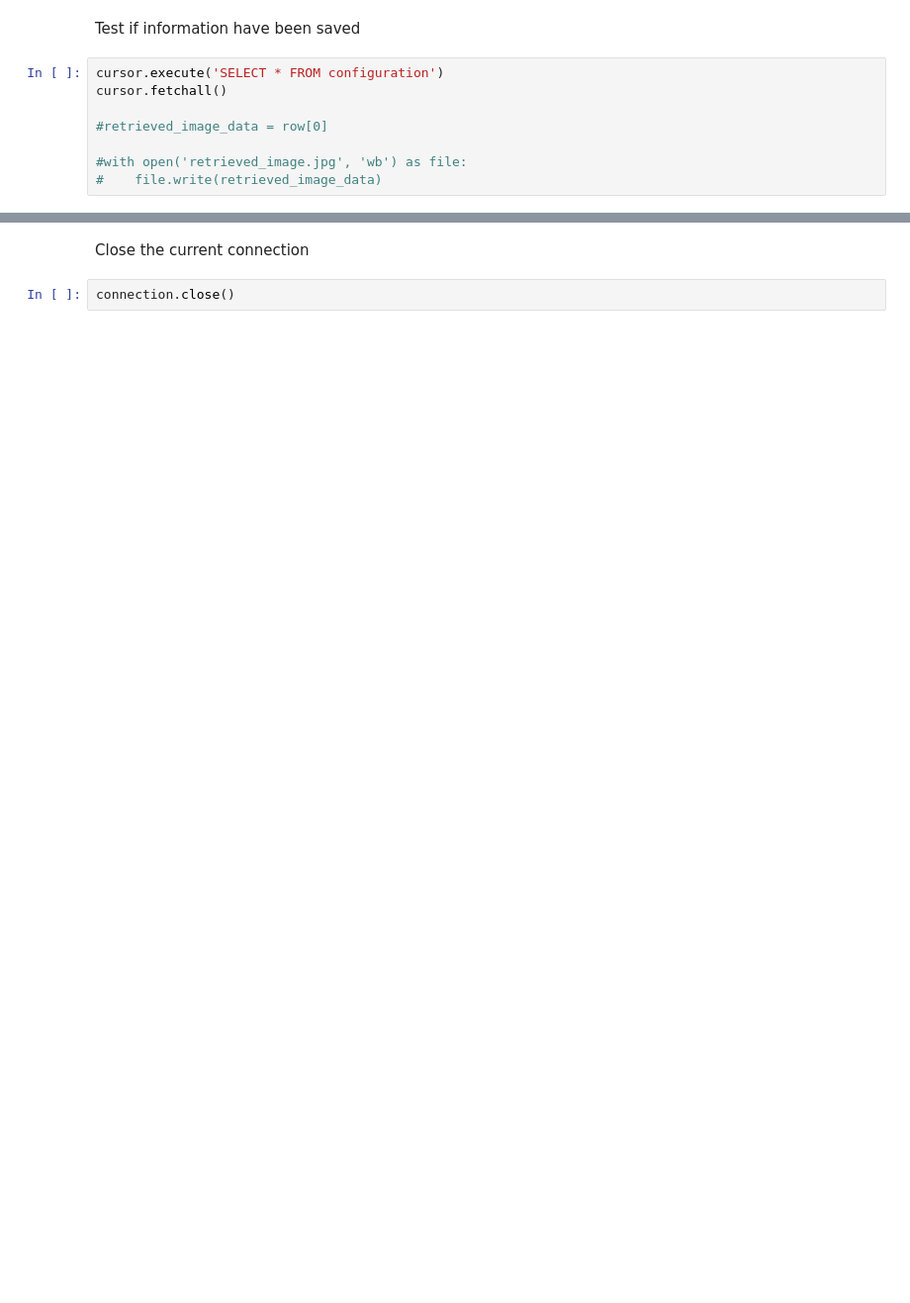
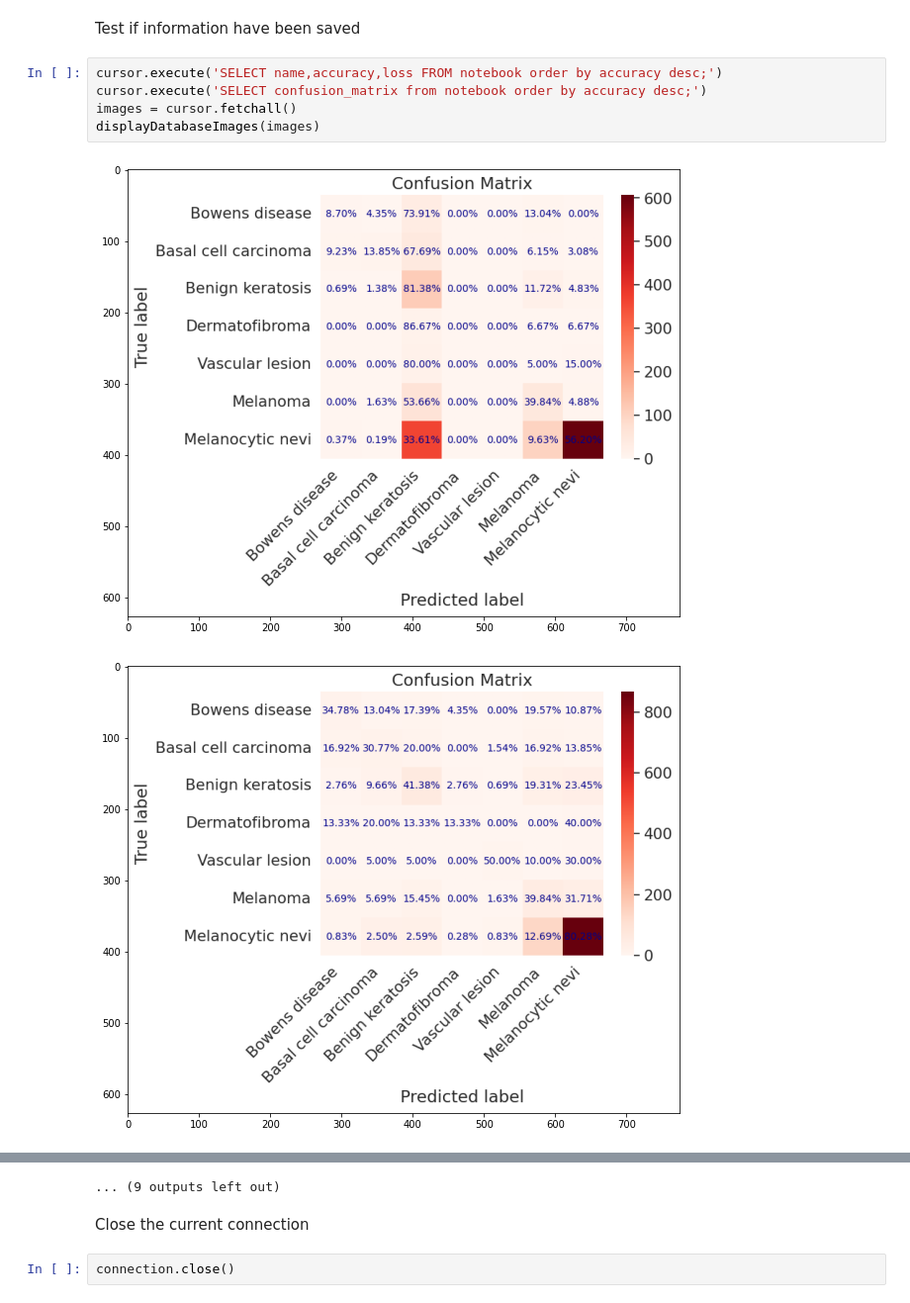
Before and after one commit to h-ssiqueira/SkinLesionAI, a Jupyter notebook: analysis/database.ipynb, the cells around one changed output, grey strips where cells are left out. Shown at 99% size. Saved outputs shown, nothing was run; the diff lists cells and outputs as text; blank space fills up the shorter version.

Commit message:
Extracting and inserting data into db

```diff
--- a/analysis/database.ipynb
+++ b/analysis/database.ipynb
@@ -271,10 +166,10 @@ with open('/content/gdrive/MyDrive/tcc/test.jpg', 'rb') as file:
 # %% [markdown]
 Test if information have been saved
-# %%
-cursor.execute('SELECT * FROM configuration')
-cursor.fetchall()
-
-#retrieved_image_data = row[0]
-
-#with open('retrieved_image.jpg', 'wb') as file:
-#    file.write(retrieved_image_data)
+# %%
+cursor.execute('SELECT name,accuracy,loss FROM notebook order by accuracy desc;')
+cursor.execute('SELECT confusion_matrix from notebook order by accuracy desc;')
+images = cursor.fetchall()
+displayDatabaseImages(images)
+# %% [output]
+[figure, added]
+[figure, added]
@@ -281,3 +186,4 @@ cursor.fetchall()
+... (9 outputs left out)
 # %% [markdown]
 Close the current connection
 # %%
```
Also changed, not shown: parts of 23 cells of this notebook, 2 other files.
